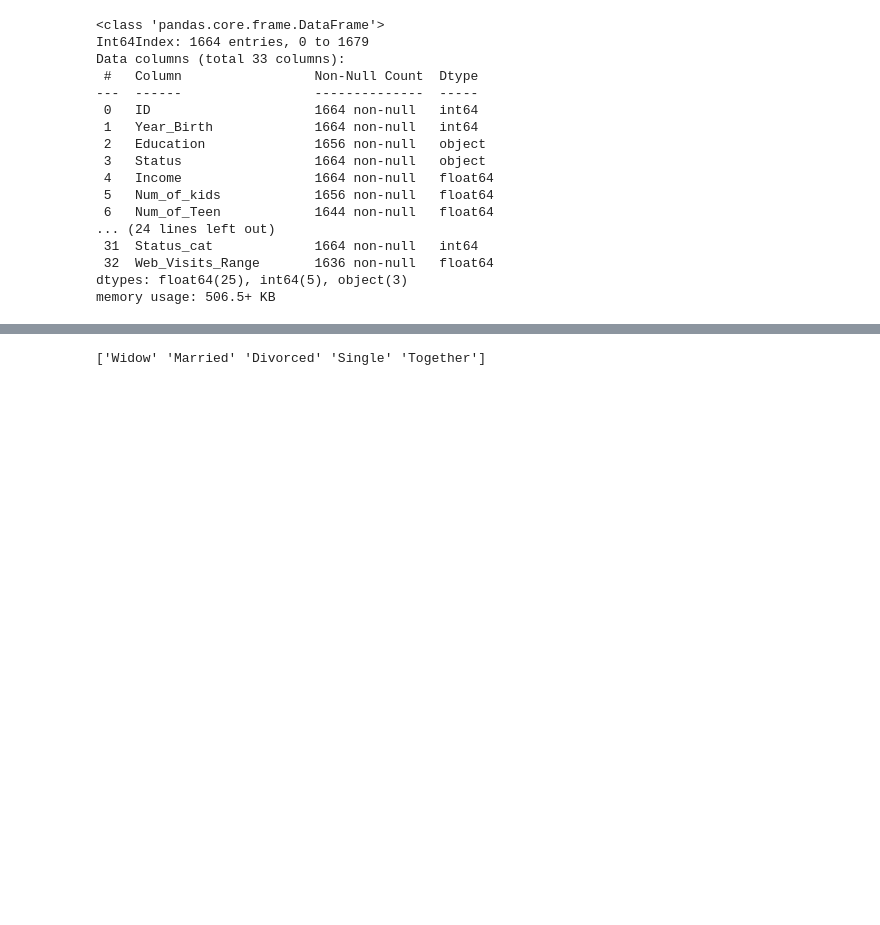
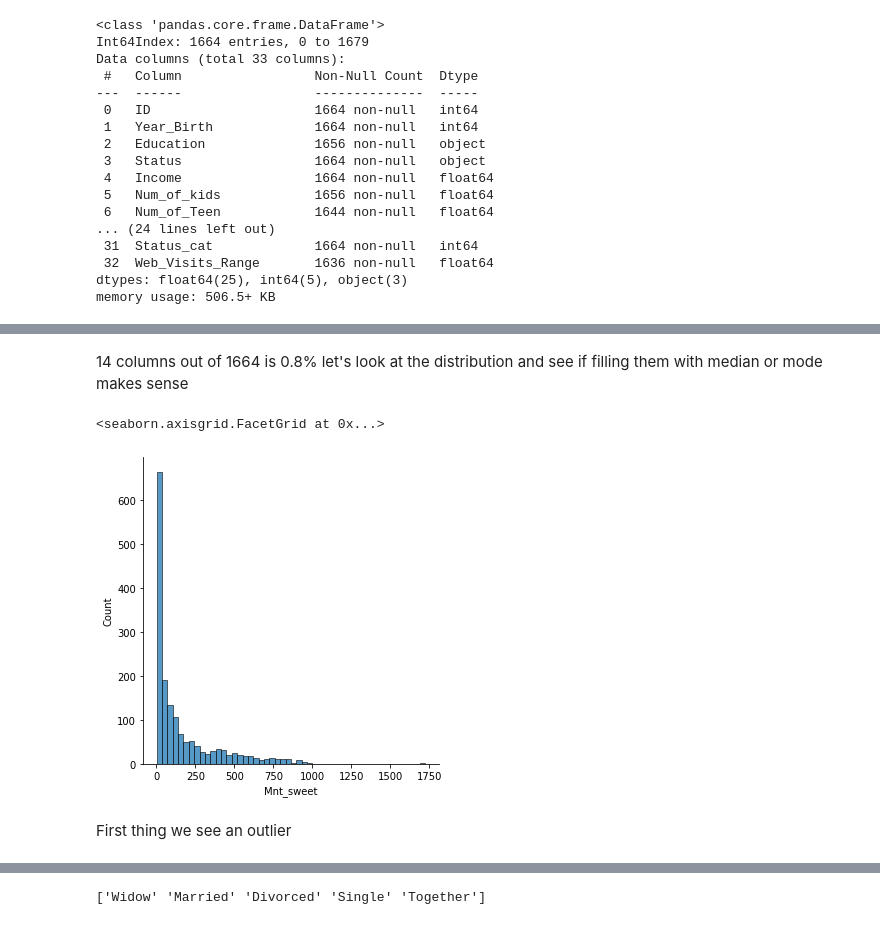
Before and after one commit to parzival0152/datamine, a Jupyter notebook: main.ipynb, the cells around one changed output, grey strips where cells are left out. Cells and saved outputs as stored; diff of their text form; code cells hidden in the pictures; blank space fills up the shorter version.

Commit message:
main cleaning done. Outlier handling and graphs left

```diff
--- a/main.ipynb
+++ b/main.ipynb
@@ -905,6 +917,3 @@ Check for wierd floats
 # %%
-mu = cleanData.loc[cleanData['Web_Visits_Range']==0 , 'Num_Web_Purchases'].mean()
-sigma = cleanData.loc[cleanData['Web_Visits_Range']==0 , 'Num_Web_Purchases'].std()
 for row in cleanData.loc[cleanData['Web_Visits_Range']==0][cleanData.loc[cleanData['Web_Visits_Range']==0 , 'Num_Web_Purchases'].isnull()].index:
-    cleanData.loc[row] = abs(np.random.normal(mu, sigma))
-cleanData['Num_Web_Purchases'] = cleanData['Num_Web_Purchases'].astype(np.int64)
+    cleanData.loc[row,'Num_Web_Purchases'] = abs(np.random.normal(mu, sigma))
@@ -931,3 +922,5 @@ memory usage: 506.5+ KB
+# %%
+cleanData['Num_Web_Purchases'] = cleanData['Num_Web_Purchases'].apply(np.round)
 # %%
 cleanData.info()
 # %% [output]
@@ -985,0 +951,13 @@ dtype: int64
+# %%
+for row in cleanData[cleanData['Web_Visits_Range'].isna()].index:
+    stat = cleanData['Num_Web_Visits'][row]
+    if stat <= 10:
+        cleanData['Web_Visits_Range'][row] = 0
+    if stat > 10 and stat <= 20:
+        cleanData['Web_Visits_Range'][row] = 1
+    if stat > 20 and stat <= 30:
+        cleanData['Web_Visits_Range'][row] = 2
+    if stat > 30 and stat <= 40:
+        cleanData['Web_Visits_Range'][row] = 3
+    if stat > 40:
+        cleanData['Web_Visits_Range'][row] = 4
@@ -985,0 +1015,10 @@ dtype: int64
+# %% [markdown]
+14 columns out of 1664 is 0.8%
+let's look at the distribution and see if filling them with median or mode makes sense
+# %%
+sns.displot(cleanData['Mnt_sweet'])
+# %% [output]
+<seaborn.axisgrid.FacetGrid at 0x...>
+[figure, added]
+# %% [markdown]
+First thing we see an outlier
```
Also changed, not shown: parts of 59 cells of this notebook, 1 other file.
